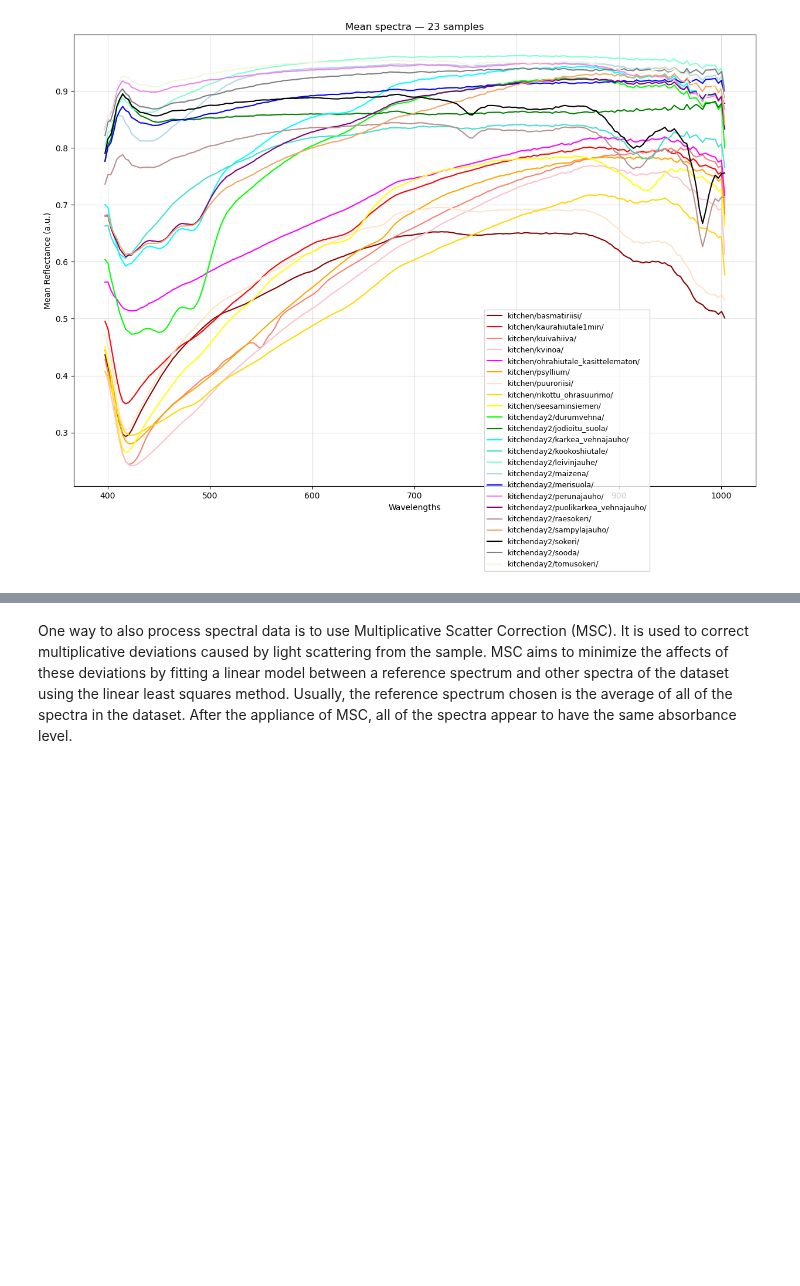
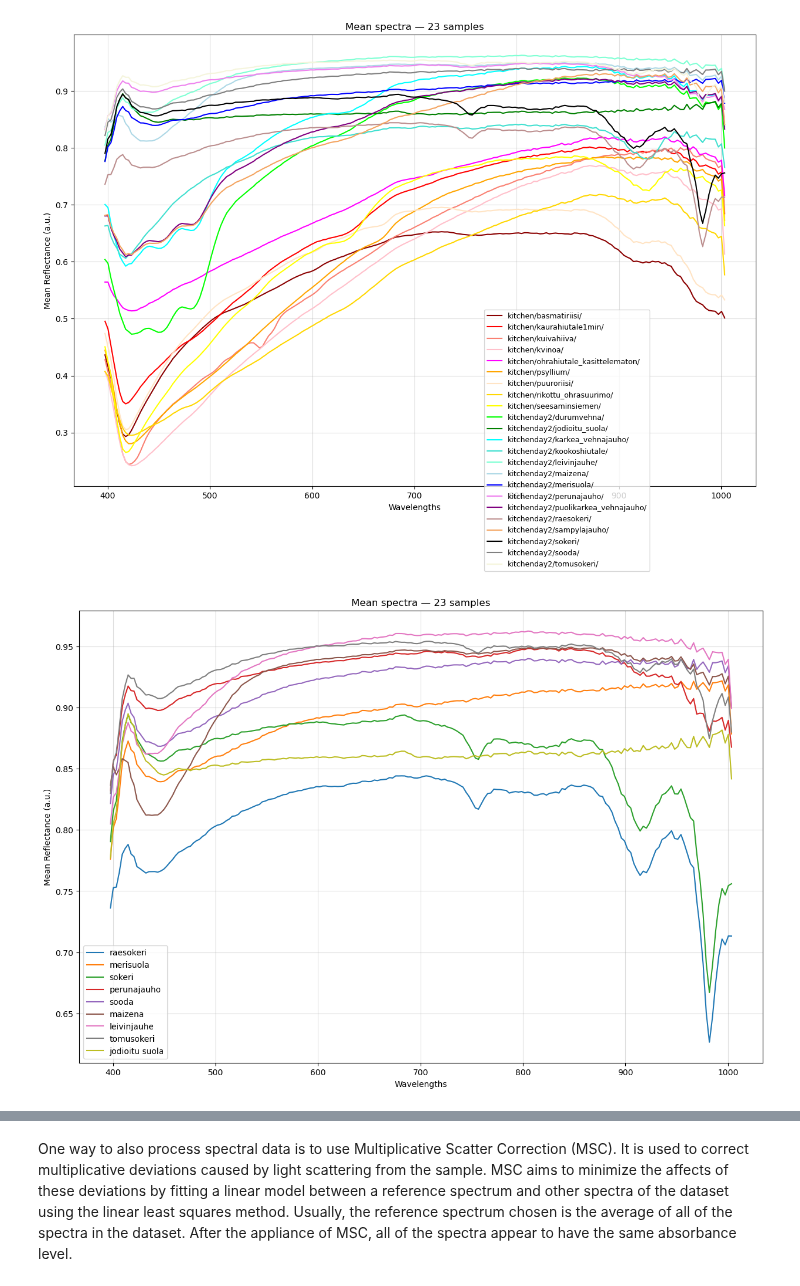
Before and after one commit to annitarvainen/tutkimusprojekti, a Jupyter notebook: projekti_infotekstit.ipynb, the cells around one changed output, grey strips where cells are left out. Saved outputs shown, nothing was run; the diff lists cells and outputs as text; code cells hidden in the pictures; blank space fills up the shorter version.

Commit message:
Made separate plots for substances with similar mean spectra. Updated Oppimispäiväkirja.

```diff
--- a/projekti_infotekstit.ipynb
+++ b/projekti_infotekstit.ipynb
@@ -400,3 +400,24 @@ plt.legend(folders, fontsize=9, bbox_to_anchor=(0.85,0.4))
 plt.show()
 # %% [output]
 [figure]
+# %%
+plt.figure().set_size_inches(15,10)
+
+plt.plot(wavelengths, array[-5], label="raesokeri")
+plt.plot(wavelengths, array[-8], label="merisuola")
+plt.plot(wavelengths, array[-3], label="sokeri")
+plt.plot(wavelengths, array[-7], label="perunajauho")
+plt.plot(wavelengths, array[-2], label="sooda")
+plt.plot(wavelengths, array[-9], label="maizena")
+plt.plot(wavelengths, array[13], label="leivinjauhe")
+plt.plot(wavelengths, array[-1], label="tomusokeri")
+plt.plot(wavelengths, array[10], label="jodioitu suola")
+
+plt.grid(visible=True, alpha=0.4)
+plt.title(f"Mean spectra — {len(spectra)} samples")
+plt.legend(loc='lower left')
+plt.xlabel('Wavelengths')
+plt.ylabel('Mean Reflectance (a.u.)')
+plt.show()
+# %% [output]
+[figure, added]
```
Also changed, not shown: parts of 2 cells of this notebook, 1 other file.
